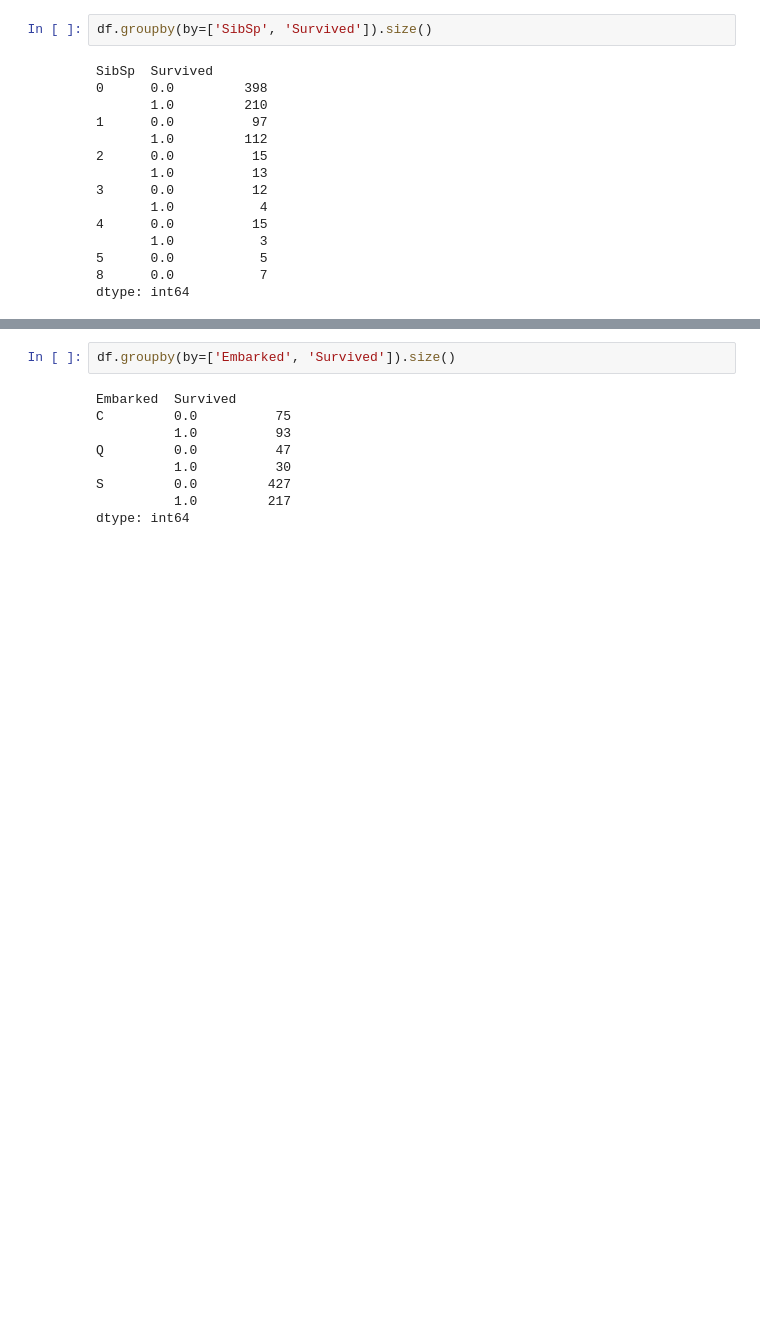
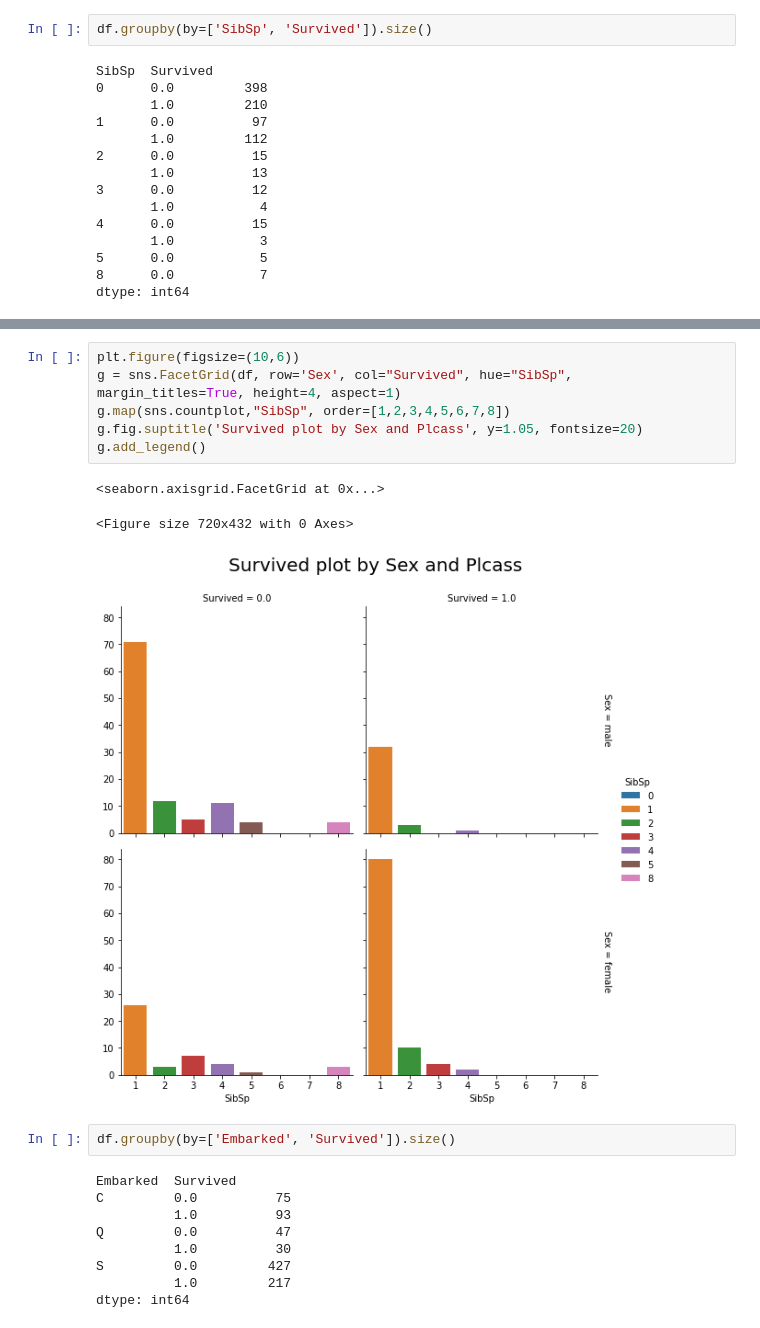
Before and after one commit to malabidi/Titanic, a Jupyter notebook: Titanic_predictions_jupyter_notebook.ipynb, the cells around one changed output, grey strips where cells are left out. Cells and saved outputs as stored; diff of their text form; blank space fills up the shorter version.

Commit message:
plots3

```diff
--- a/Titanic_predictions_jupyter_notebook.ipynb
+++ b/Titanic_predictions_jupyter_notebook.ipynb
@@ -189,6 +188,16 @@ plt.legend(bbox_to_anchor=(1.05, 1), loc=2, borderaxespad=0.)
 # %% [output]
 <matplotlib.legend.Legend at 0x...>
 [figure]
+# %%
+plt.figure(figsize=(10,6))
+g = sns.FacetGrid(df, row='Sex', col="Survived", hue="SibSp", margin_titles=True, height=4, aspect=1)
+g.map(sns.countplot,"SibSp", order=[1,2,3,4,5,6,7,8])
+g.fig.suptitle('Survived plot by Sex and Plcass', y=1.05, fontsize=20)
+g.add_legend()
+# %% [output]
+<seaborn.axisgrid.FacetGrid at 0x...>
+<Figure size 720x432 with 0 Axes>
+[figure, added]
 # %%
 df.groupby(by=['Embarked', 'Survived']).size()
 # %% [output]
```
Also changed, not shown: parts of 2 cells of this notebook.
